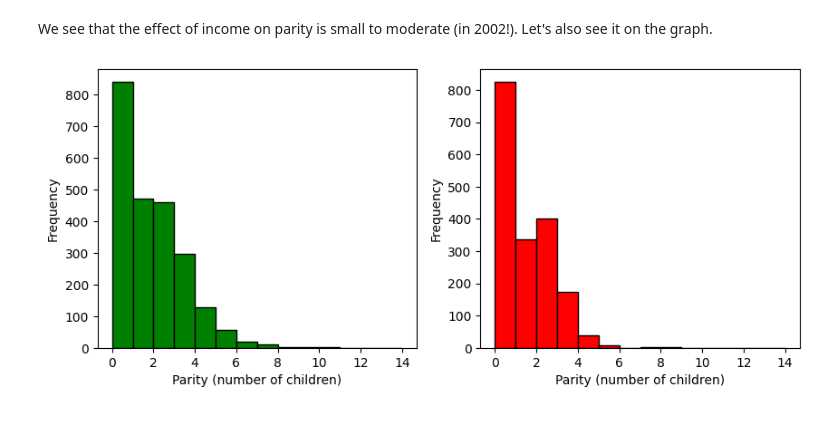
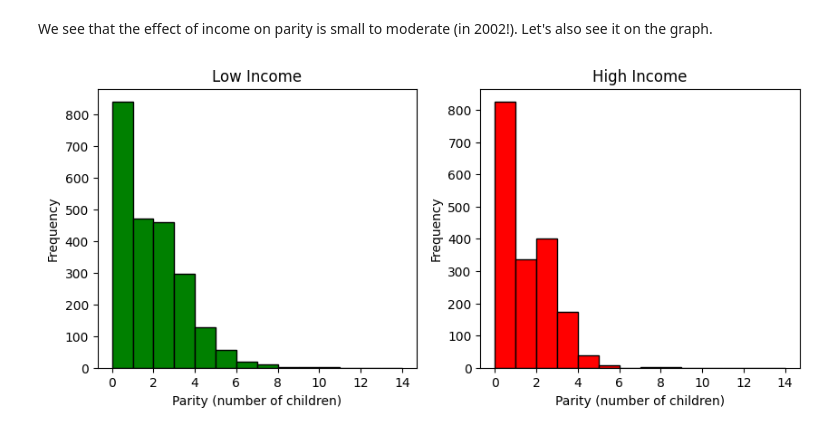
Before and after one commit to dybdeskarphet/statistics, a Jupyter notebook: notes/think_stats/02_distributions.ipynb, the cells around one changed output. Cells and saved outputs as stored; diff of their text form; code cells hidden in the pictures.

Commit message:
Add title to exercise histogram

```diff
--- a/notes/think_stats/02_distributions.ipynb
+++ b/notes/think_stats/02_distributions.ipynb
@@ -343,11 +343,13 @@ We see that the effect of income on parity is small to moderate (in 2002!). Let'
 # %%
 fig, axes = plt.subplots(1,2, figsize=(10,4))
 
 axes[0].hist(low_income_parity, color="green",edgecolor="black", bins=np.arange(0,15))
 axes[1].hist(high_income_parity, color="red",edgecolor="black",bins=np.arange(0,15))
+axes[0].set_title("Low Income")
+axes[1].set_title("High Income")
 
 for ax in axes:
     ax.set_xlabel("Parity (number of children)")
     ax.set_ylabel("Frequency")
 # %% [output]
-[figure, old version]
+[figure, new version]
```
